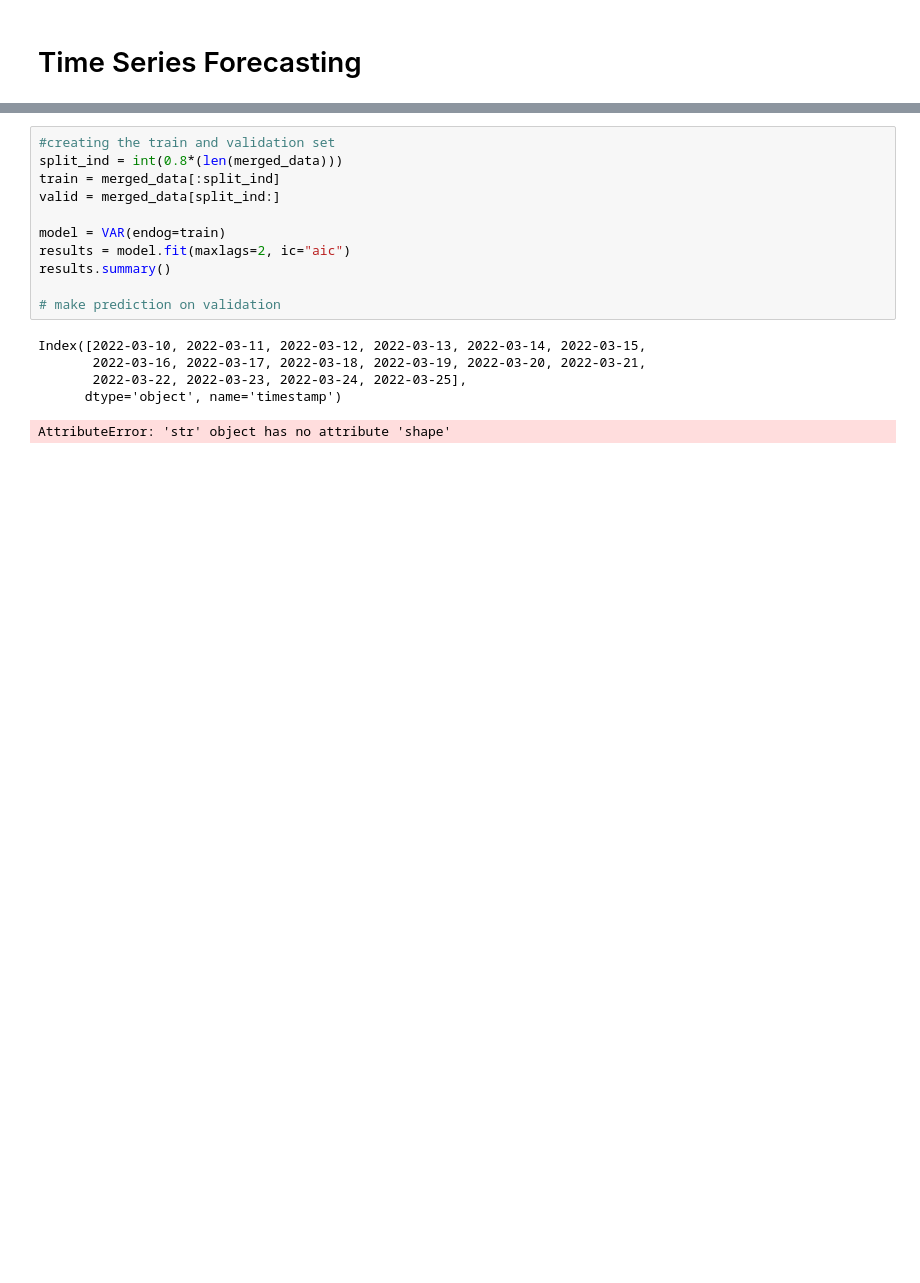
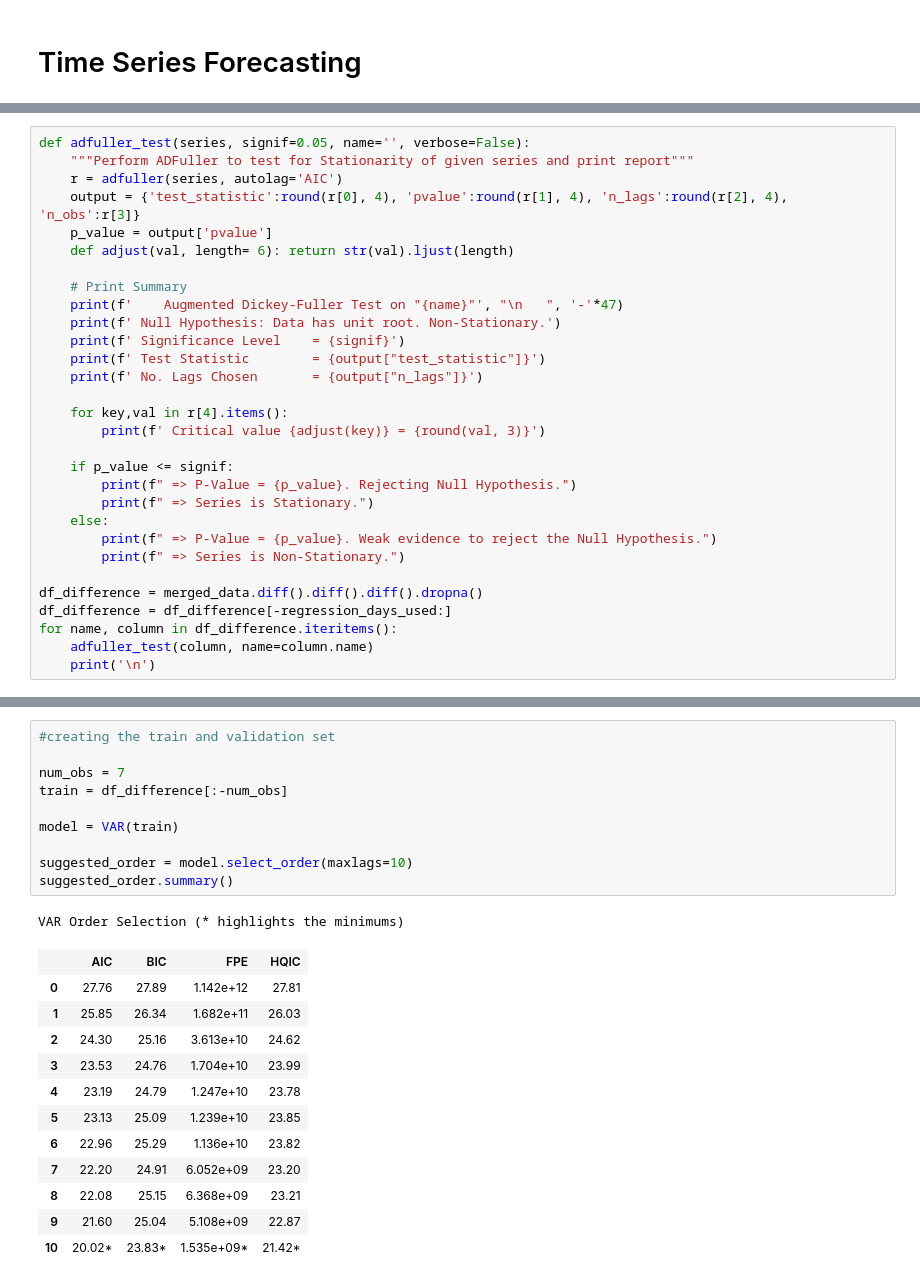
Before and after one commit to AedynLadd/sysc4906-termProject, a Jupyter notebook: src/models/TimeSeries.ipynb, the cells around one changed output, grey strips where cells are left out. Saved outputs shown, nothing was run; the diff lists cells and outputs as text; blank space fills up the shorter version.

```diff
--- a/src/models/TimeSeries.ipynb
+++ b/src/models/TimeSeries.ipynb
@@ -48,0 +52,30 @@ array([0.69878119, 0.50903889, 0.44064159, 0.27856811, 0.22696237,
+# %%
+def adfuller_test(series, signif=0.05, name='', verbose=False):
+    """Perform ADFuller to test for Stationarity of given series and print report"""
+    r = adfuller(series, autolag='AIC')
+    output = {'test_statistic':round(r[0], 4), 'pvalue':round(r[1], 4), 'n_lags':round(r[2], 4), 'n_obs':r[3]}
+    p_value = output['pvalue']
+    def adjust(val, length= 6): return str(val).ljust(length)
+
+    # Print Summary
+    print(f'    Augmented Dickey-Fuller Test on "{name}"', "\n   ", '-'*47)
+    print(f' Null Hypothesis: Data has unit root. Non-Stationary.')
+    print(f' Significance Level    = {signif}')
+    print(f' Test Statistic        = {output["test_statistic"]}')
+    print(f' No. Lags Chosen       = {output["n_lags"]}')
+
+    for key,val in r[4].items():
+        print(f' Critical value {adjust(key)} = {round(val, 3)}')
+
+    if p_value <= signif:
+        print(f" => P-Value = {p_value}. Rejecting Null Hypothesis.")
+        print(f" => Series is Stationary.")
+    else:
+        print(f" => P-Value = {p_value}. Weak evidence to reject the Null Hypothesis.")
+        print(f" => Series is Non-Stationary.")
+
+df_difference = merged_data.diff().diff().diff().dropna()
+df_difference = df_difference[-regression_days_used:]
+for name, column in df_difference.iteritems():
+    adfuller_test(column, name=column.name)
+    print('\n')
@@ -49,17 +100,24 @@ array([0.69878119, 0.50903889, 0.44064159, 0.27856811, 0.22696237,
 # %%
 #creating the train and validation set
-split_ind = int(0.8*(len(merged_data)))
-train = merged_data[:split_ind]
-valid = merged_data[split_ind:]
 
-model = VAR(endog=train)
-results = model.fit(maxlags=2, ic="aic")
-results.summary()
+num_obs = 7
+train = df_difference[:-num_obs]
 
-# make prediction on validation
+model = VAR(train)
+
+suggested_order = model.select_order(maxlags=10)
+suggested_order.summary()
 # %% [output]
-Index([2022-03-10, 2022-03-11, 2022-03-12, 2022-03-13, 2022-03-14, 2022-03-15,
-       2022-03-16, 2022-03-17, 2022-03-18, 2022-03-19, 2022-03-20, 2022-03-21,
-       2022-03-22, 2022-03-23, 2022-03-24, 2022-03-25],
-      dtype='object', name='timestamp')
+VAR Order Selection (* highlights the minimums)
-AttributeError: 'str' object has no attribute 'shape'
+|  | AIC | BIC | FPE | HQIC |
+| 0 | 27.76 | 27.89 | 1.142e+12 | 27.81 |
+| 1 | 25.85 | 26.34 | 1.682e+11 | 26.03 |
+| 2 | 24.30 | 25.16 | 3.613e+10 | 24.62 |
+| 3 | 23.53 | 24.76 | 1.704e+10 | 23.99 |
+| 4 | 23.19 | 24.79 | 1.247e+10 | 23.78 |
+| 5 | 23.13 | 25.09 | 1.239e+10 | 23.85 |
+| 6 | 22.96 | 25.29 | 1.136e+10 | 23.82 |
+| 7 | 22.20 | 24.91 | 6.052e+09 | 23.20 |
+| 8 | 22.08 | 25.15 | 6.368e+09 | 23.21 |
+| 9 | 21.60 | 25.04 | 5.108e+09 | 22.87 |
+| 10 | 20.02* | 23.83* | 1.535e+09* | 21.42* |
```
Also changed, not shown: parts of 9 cells of this notebook, 21 other files.
